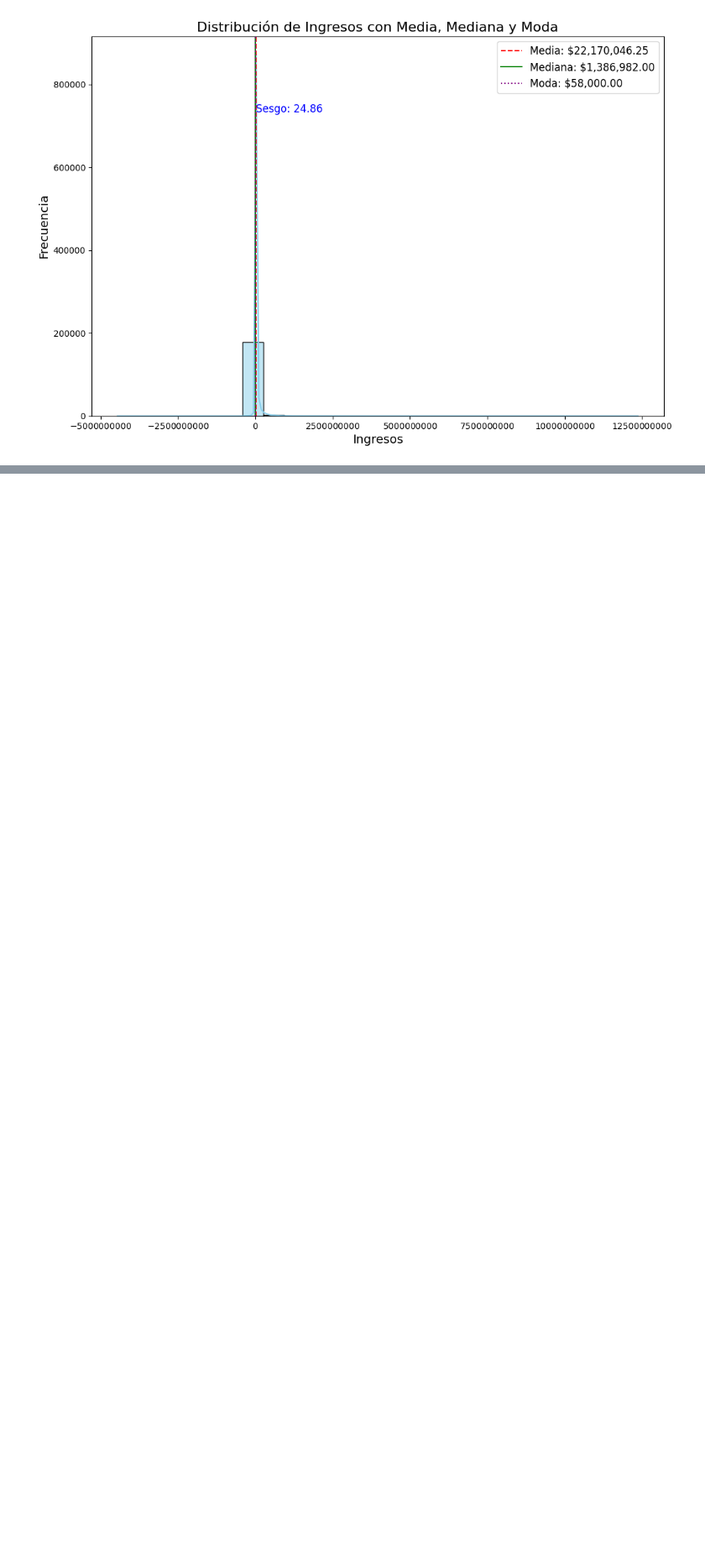
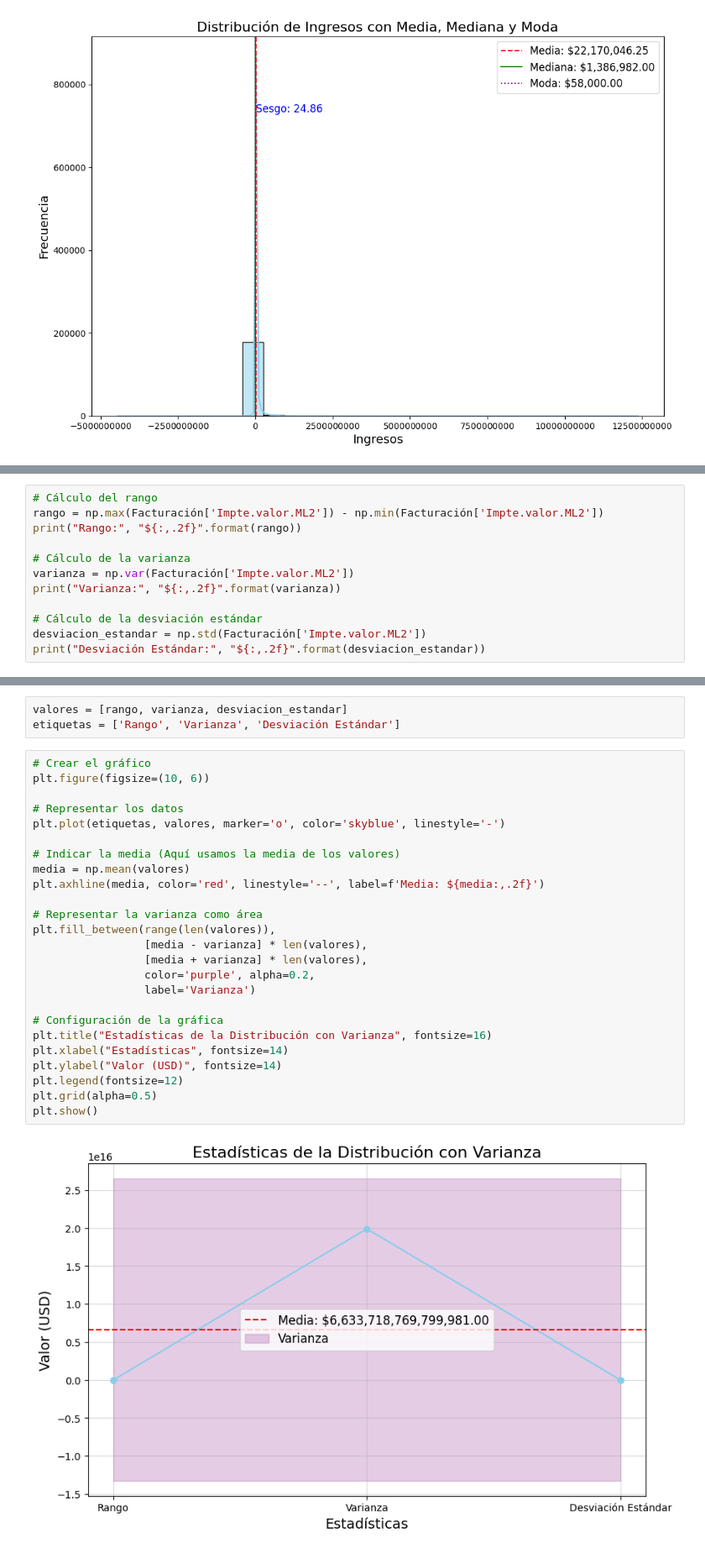
Before and after one commit to 1fac/mi_proyecto_git_61680, a Jupyter notebook: Mi_proyecto_61680.ipynb, the cells around one changed output, grey strips where cells are left out. Shown at 84% size. Saved outputs shown, nothing was run; the diff lists cells and outputs as text; blank space fills up the shorter version.

```diff
--- a/Mi_proyecto_61680.ipynb
+++ b/Mi_proyecto_61680.ipynb
@@ -878,0 +888,12 @@ plt.show()
+# %%
+# Cálculo del rango
+rango = np.max(Facturación['Impte.valor.ML2']) - np.min(Facturación['Impte.valor.ML2'])
+print("Rango:", "${:,.2f}".format(rango))
+
+# Cálculo de la varianza
+varianza = np.var(Facturación['Impte.valor.ML2'])
+print("Varianza:", "${:,.2f}".format(varianza))
+
+# Cálculo de la desviación estándar
+desviacion_estandar = np.std(Facturación['Impte.valor.ML2'])
+print("Desviación Estándar:", "${:,.2f}".format(desviacion_estandar))
@@ -878,0 +904,30 @@ plt.show()
+# %%
+valores = [rango, varianza, desviacion_estandar]
+etiquetas = ['Rango', 'Varianza', 'Desviación Estándar']
+# %%
+# Crear el gráfico
+plt.figure(figsize=(10, 6))
+
+# Representar los datos
+plt.plot(etiquetas, valores, marker='o', color='skyblue', linestyle='-')
+
+# Indicar la media (Aquí usamos la media de los valores)
+media = np.mean(valores)
+plt.axhline(media, color='red', linestyle='--', label=f'Media: ${media:,.2f}')
+
+# Representar la varianza como área
+plt.fill_between(range(len(valores)),
+                 [media - varianza] * len(valores),
+                 [media + varianza] * len(valores),
+                 color='purple', alpha=0.2,
+                 label='Varianza')
+
+# Configuración de la gráfica
+plt.title("Estadísticas de la Distribución con Varianza", fontsize=16)
+plt.xlabel("Estadísticas", fontsize=14)
+plt.ylabel("Valor (USD)", fontsize=14)
+plt.legend(fontsize=12)
+plt.grid(alpha=0.5)
+plt.show()
+# %% [output]
+[figure, added]
```
Also changed, not shown: parts of 22 cells of this notebook.
